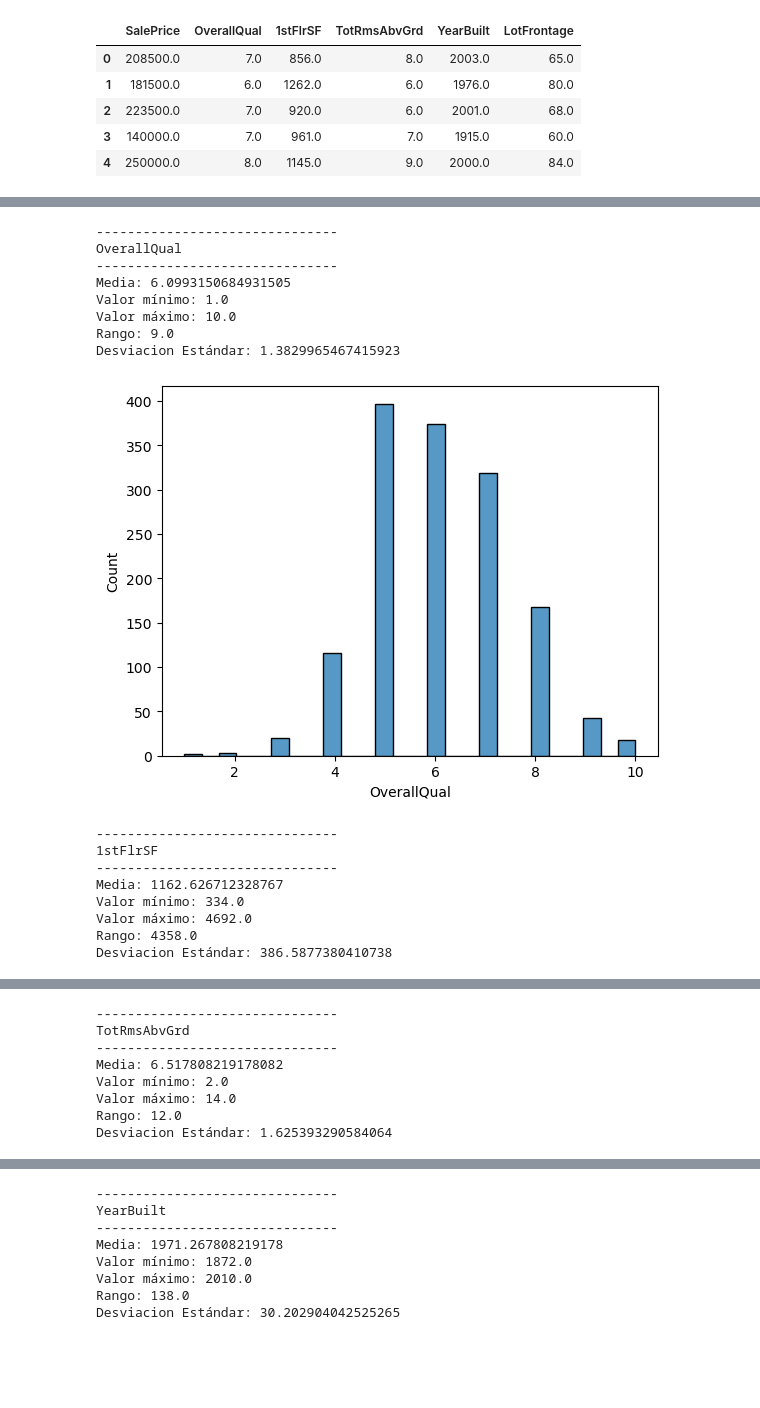
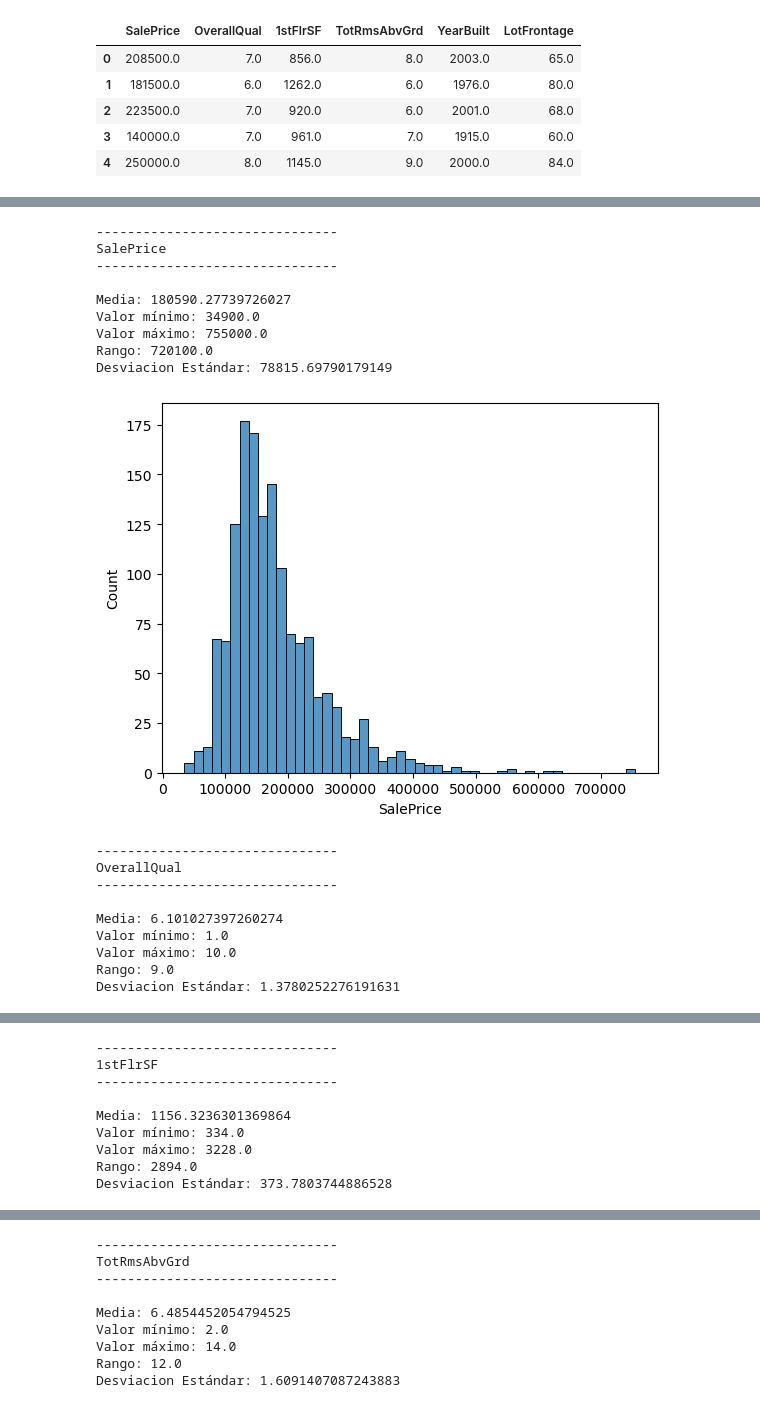
Before and after one commit to Alejndro22/simple-linear-regression-ds, a Jupyter notebook: 24008282_Proyecto_1.ipynb, the cells around one changed output, grey strips where cells are left out. Cells and saved outputs as stored; diff of their text form; code cells hidden in the pictures; blank space fills up the shorter version.

```diff
--- a/24008282_Proyecto_1.ipynb
+++ b/24008282_Proyecto_1.ipynb
@@ -139,35 +128,37 @@ ds_independent_training.head()
 # %%
-columnas = ds_independent_training.columns
+columnas = dataset_training.columns
 for col in columnas:
-    stats = dataset[col].describe()
+    stats = dataset_training[col].describe()
     print('-------------------------------')
     print(col)
-    print('-------------------------------')
+    print('-------------------------------\n')
     print('Media:', stats['mean'])
     print('Valor mínimo:', stats['min'])
     print('Valor máximo:', stats['max'])
     print('Rango:', stats['max'] - stats['min'])
     print('Desviacion Estándar:', stats['std'])
-
+    print()
     # Uso el grafico de histograma de Seaborn, donde el primer parametro es la fuente de datos, y en x que los tome por columna
     sns.histplot(dataset, x=col)
     plt.show()
     print('\n')
 # %% [output]
 -------------------------------
-OverallQual
+SalePrice
 -------------------------------
-Media: 6.0993150684931505
-Valor mínimo: 1.0
-Valor máximo: 10.0
-Rango: 9.0
-Desviacion Estándar: 1.3829965467415923
+
+Media: 180590.27739726027
+Valor mínimo: 34900.0
+Valor máximo: 755000.0
+Rango: 720100.0
+Desviacion Estándar: 78815.69790179149
-[figure, old version]
+[figure, new version]
 -------------------------------
-1stFlrSF
+OverallQual
 -------------------------------
-Media: 1162.626712328767
-Valor mínimo: 334.0
-Valor máximo: 4692.0
-Rango: 4358.0
-Desviacion Estándar: 386.5877380410738
+
+Media: 6.101027397260274
+Valor mínimo: 1.0
+Valor máximo: 10.0
+Rango: 9.0
+Desviacion Estándar: 1.3780252276191631
@@ -175,8 +166,9 @@ Desviacion Estándar: 386.5877380410738
 -------------------------------
-TotRmsAbvGrd
+1stFlrSF
 -------------------------------
-Media: 6.517808219178082
-Valor mínimo: 2.0
-Valor máximo: 14.0
-Rango: 12.0
-Desviacion Estándar: 1.625393290584064
+
+Media: 1156.3236301369864
+Valor mínimo: 334.0
+Valor máximo: 3228.0
+Rango: 2894.0
+Desviacion Estándar: 373.7803744886528
@@ -184,8 +176,9 @@ Desviacion Estándar: 1.625393290584064
 -------------------------------
-YearBuilt
+TotRmsAbvGrd
 -------------------------------
-Media: 1971.267808219178
-Valor mínimo: 1872.0
-Valor máximo: 2010.0
-Rango: 138.0
-Desviacion Estándar: 30.202904042525265
+
+Media: 6.4854452054794525
+Valor mínimo: 2.0
+Valor máximo: 14.0
+Rango: 12.0
+Desviacion Estándar: 1.6091407087243883
```
Also changed, not shown: parts of 26 cells of this notebook.
